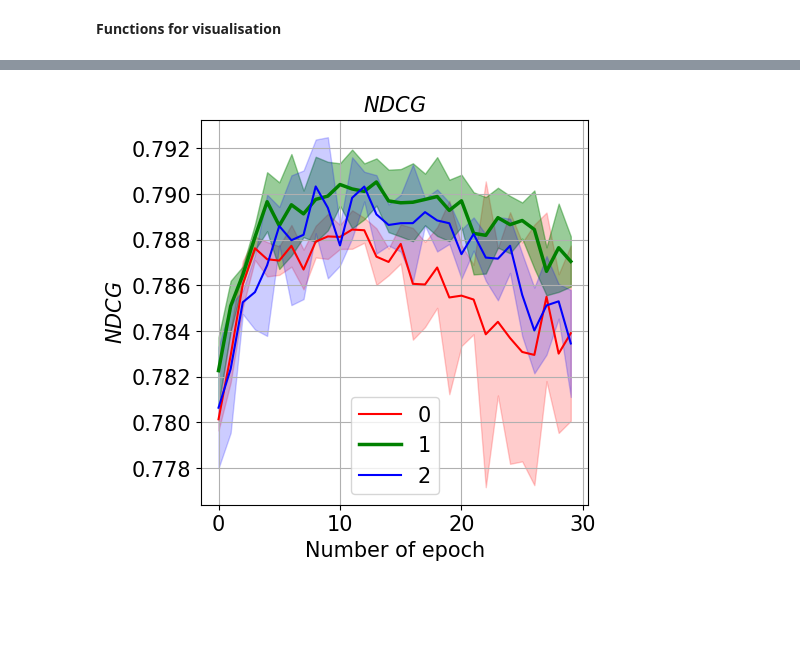
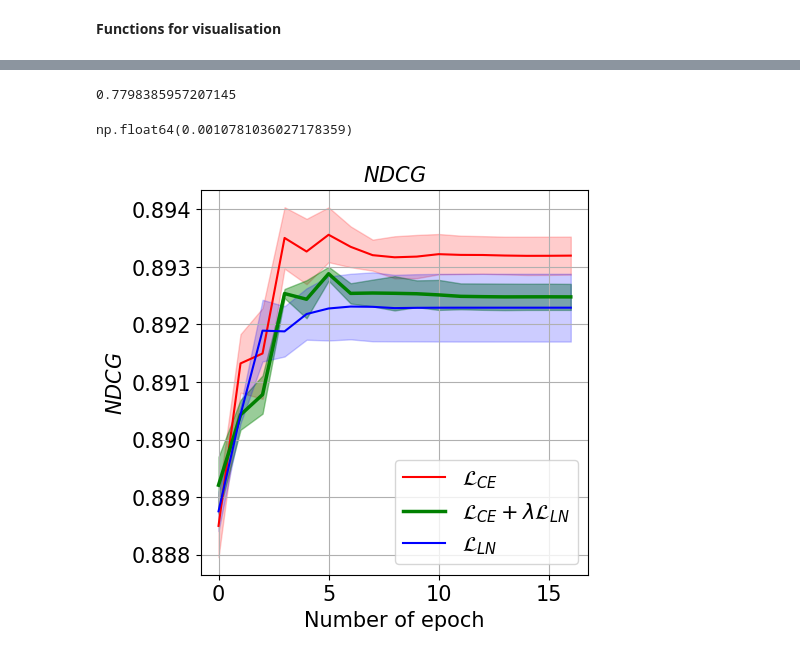
Before and after one commit to Sapr7/Learning-To-Rank, a Jupyter notebook: Transformer/graphs.ipynb, the cells around one changed output, grey strips where cells are left out. Saved outputs shown, nothing was run; the diff lists cells and outputs as text; code cells hidden in the pictures; blank space fills up the shorter version.

Commit message:
add yahoo

```diff
--- a/Transformer/graphs.ipynb
+++ b/Transformer/graphs.ipynb
@@ -73,5 +73,5 @@ def make_graph_loss(file, show=True):
         plt.show()
     return means, stds
 # %%
-means1, stds1 = make_graph_metric(file =r'/home/aletovv/Learning-To-Rank/Transformer/done experiments data/deg = 4 listnet', show=True )
+means1, stds1 = make_graph_metric(file =r'/home/data/Learning-To-Rank/Transformer/yahoo_set1.pkl', show=True )
 # %% [output]
@@ -95,3 +79,11 @@ make_graph_loss(file = r'/home/aletovv/Learning-To-Rank/Transformer/done experim
+# %%
+k = "ndcg@5"
+print(np.max(means1[k]))
+idx = np.argmax(means1[k])
+stds1[k][idx]
+# %% [output]
+0.7798385957207145
+np.float64(0.0010781036027178359)
 # %%
 def make_graph_comparison(means:list[dict[str, list[np.ndarray]]],stds:list[dict[str, list[np.ndarray]]],
       key_metric:str='ndcg@5',imp_idx=0, labels:Optional[list[str]]=None, colors:list[str]=['green'], save:bool=False, **kwargs ) -> None:
@@ -121,9 +113,9 @@ def make_graph_comparison(means:list[dict[str, list[np.ndarray]]],stds:list[dict
         name = kwargs.get('name', 'example_pic.pdf')
         plt.savefig(name, bbox_inches='tight', format = 'pdf')
 # %%
-exps = [r'/home/aletovv/Learning-To-Rank/Transformer/done experiments data/deg = 1 listnet',
-        r'/home/aletovv/Learning-To-Rank/Transformer/done experiments data/deg = 2 listnet',
-        r'/home/aletovv/Learning-To-Rank/Transformer/done experiments data/deg = 3 listnet']
+exps = [r'/home/data/Learning-To-Rank/Transformer/yahoo_set1.pkl',
+        r'/home/data/Learning-To-Rank/Transformer/yahoo_comb_set1.pkl',
+        r'/home/data/Learning-To-Rank/Transformer/yahoo_ListNet_set1.pkl',]
 # %%
 means, stds = [], []
 
@@ -133,9 +125,13 @@ for file in exps:
     stds.append(std)
 # %%
 colors = ['red', 'green', 'blue']
+
+
+
+
 imp_idx = 1
-labels = ['0','1','2']
-
-make_graph_comparison(means, stds, key_metric='ndcg full',labels = labels, imp_idx=imp_idx,colors = colors )
+labels = [r'$\mathcal{L}_{CE}$', r'$\mathcal{L}_{CE} + \lambda \mathcal{L}_{LN}$', r'$\mathcal{L}_{LN}$']
+name = 'yahoo ndcg full'
+make_graph_comparison(means, stds, key_metric='ndcg full',labels = labels, imp_idx=imp_idx,colors = colors , save=True, name = name)
 # %% [output]
-[figure, old version]
+[figure, new version]
```
Also changed, not shown: parts of 2 cells of this notebook, 3 other files.
